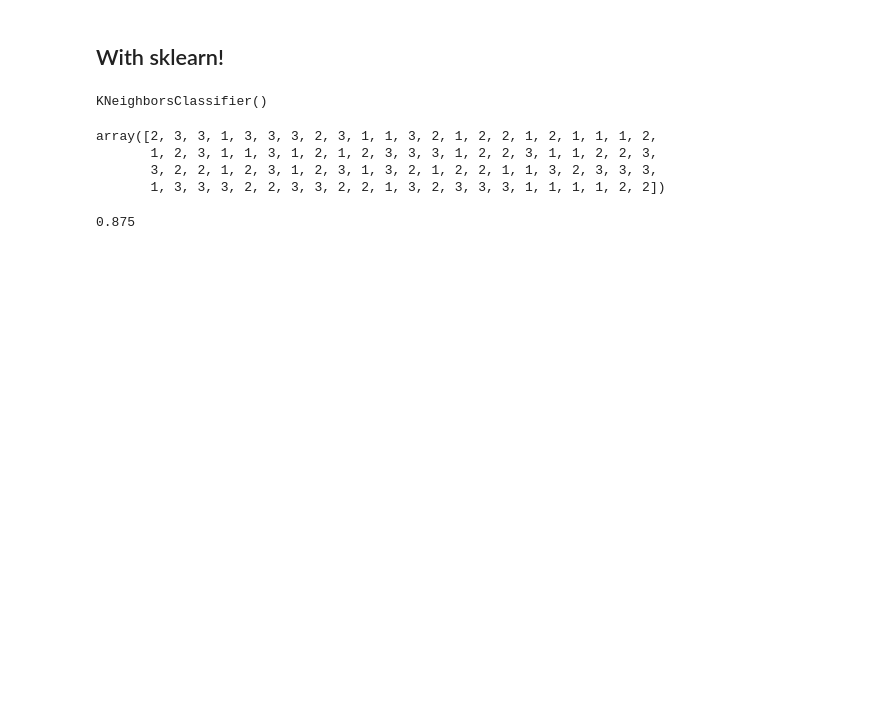
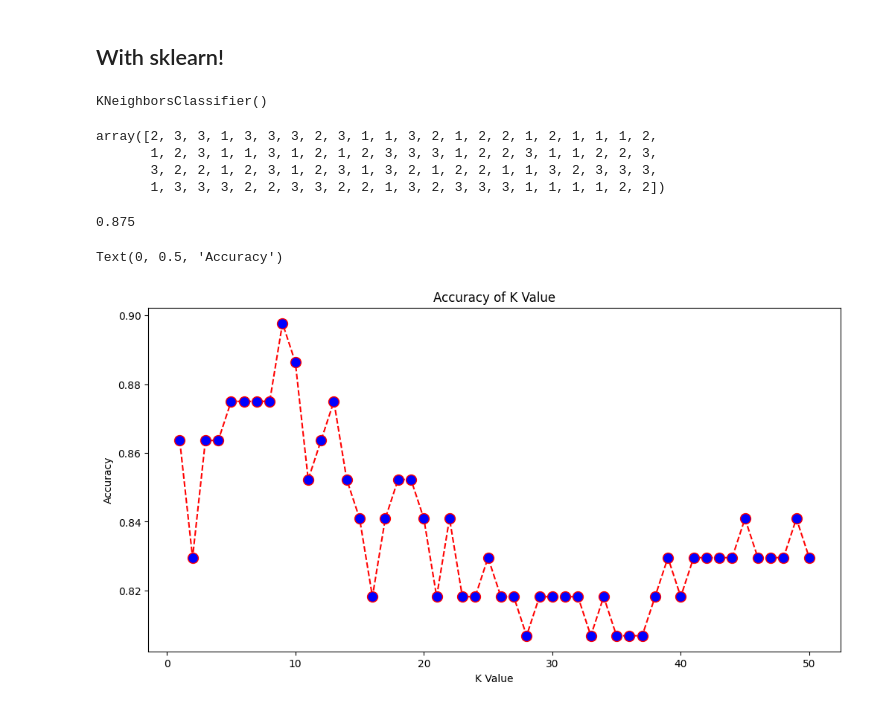
Before and after one commit to rrstats/Supervised-Algorithms, a Jupyter notebook: k Nearest Neighbours 1.ipynb, the cells around one changed output. Drawn from its saved outputs; the diff is of its cells as text; code cells hidden in the pictures; blank space fills up the shorter version.

```diff
--- a/k Nearest Neighbours 1.ipynb
+++ b/k Nearest Neighbours 1.ipynb
@@ -235,4 +235,12 @@ for i in range(1, 51):
 # %%
 plt.figure(figsize=(12, 6))
 
-plt.plot(range(1, 51), Acc, color='red', linestyle='dashed', marker='o',)
+plt.plot(range(1, 51), Acc, color='red', linestyle='dashed', marker='o',
+        markerfacecolor='blue', markersize=10)
+
+plt.title('Accuracy of K Value')
+plt.xlabel('K Value')
+plt.ylabel('Accuracy')
+# %% [output]
+Text(0, 0.5, 'Accuracy')
+[figure, added]
```
Also changed, not shown: parts of 1 cell of this notebook, 6 other files.
